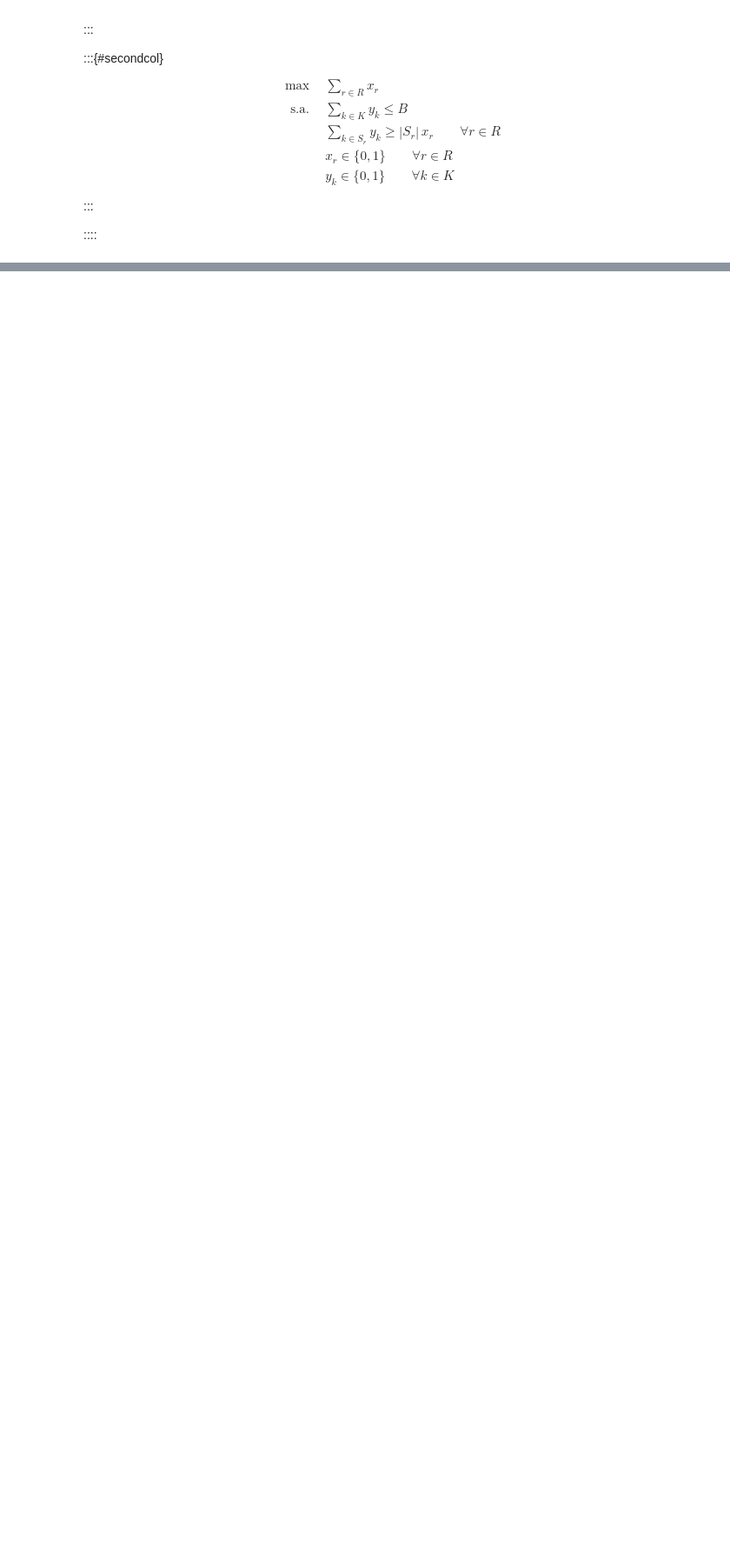
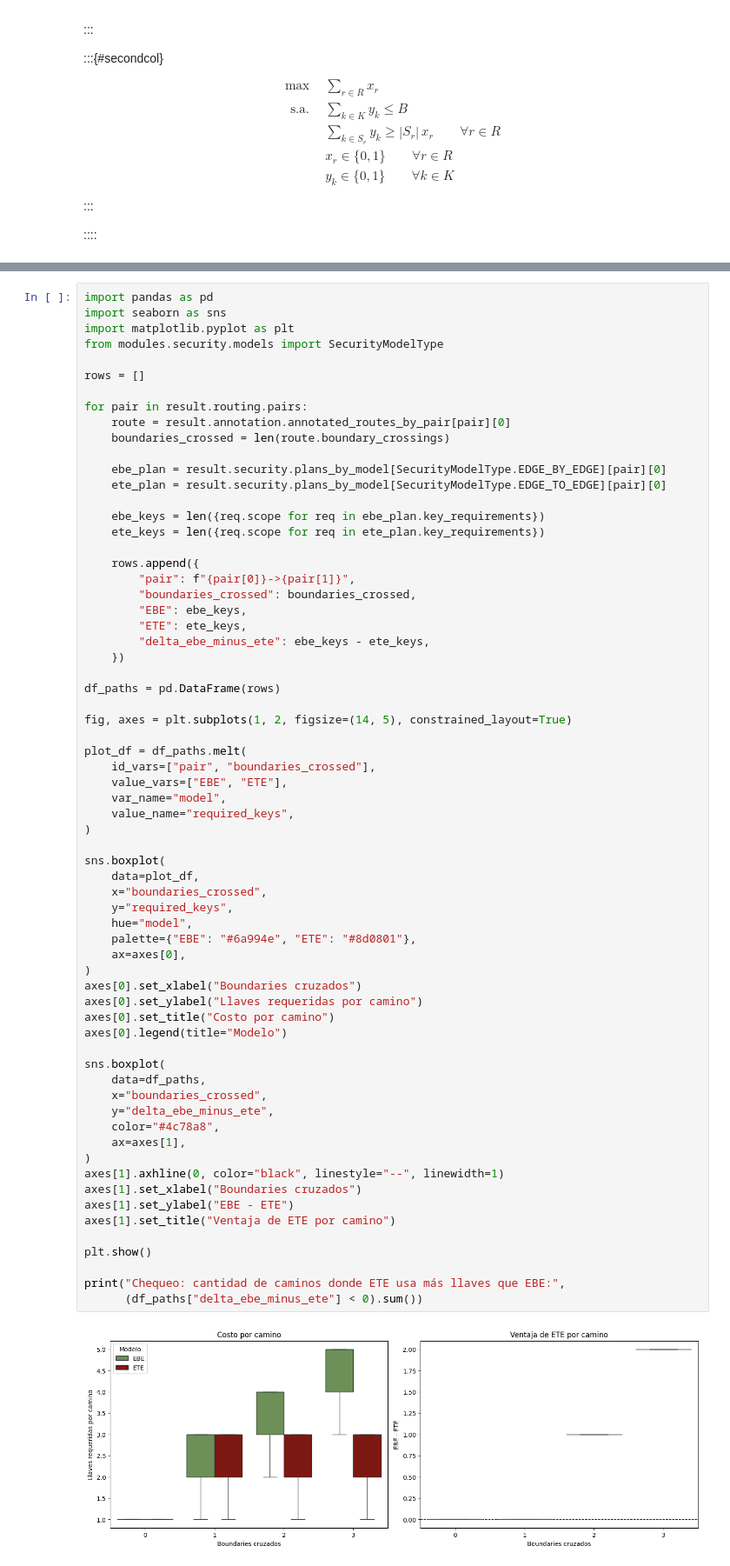
Before and after one commit to ramirofd/dtn-bpsec-pipeline, a Jupyter notebook: scenarios/examples/four_planes_polar/resultados.ipynb, the cells around one changed output, grey strips where cells are left out. Shown at 87% size. Drawn from its saved outputs; the diff is of its cells as text; blank space fills up the shorter version.

```diff
--- a/scenarios/examples/four_planes_polar/resultados.ipynb
+++ b/scenarios/examples/four_planes_polar/resultados.ipynb
@@ -103,0 +291,68 @@ plt.show()
+# %%
+import pandas as pd
+import seaborn as sns
+import matplotlib.pyplot as plt
+from modules.security.models import SecurityModelType
+
+rows = []
+
+for pair in result.routing.pairs:
+    route = result.annotation.annotated_routes_by_pair[pair][0]
+    boundaries_crossed = len(route.boundary_crossings)
+
+    ebe_plan = result.security.plans_by_model[SecurityModelType.EDGE_BY_EDGE][pair][0]
+    ete_plan = result.security.plans_by_model[SecurityModelType.EDGE_TO_EDGE][pair][0]
+
+    ebe_keys = len({req.scope for req in ebe_plan.key_requirements})
+    ete_keys = len({req.scope for req in ete_plan.key_requirements})
+
+    rows.append({
+        "pair": f"{pair[0]}->{pair[1]}",
+        "boundaries_crossed": boundaries_crossed,
+        "EBE": ebe_keys,
+        "ETE": ete_keys,
+        "delta_ebe_minus_ete": ebe_keys - ete_keys,
+    })
+
+df_paths = pd.DataFrame(rows)
+
+fig, axes = plt.subplots(1, 2, figsize=(14, 5), constrained_layout=True)
+
+plot_df = df_paths.melt(
+    id_vars=["pair", "boundaries_crossed"],
+    value_vars=["EBE", "ETE"],
+    var_name="model",
+    value_name="required_keys",
+)
+
+sns.boxplot(
+    data=plot_df,
+    x="boundaries_crossed",
+    y="required_keys",
+    hue="model",
+    palette={"EBE": "#6a994e", "ETE": "#8d0801"},
+    ax=axes[0],
+)
+axes[0].set_xlabel("Boundaries cruzados")
+axes[0].set_ylabel("Llaves requeridas por camino")
+axes[0].set_title("Costo por camino")
+axes[0].legend(title="Modelo")
+
+sns.boxplot(
+    data=df_paths,
+    x="boundaries_crossed",
+    y="delta_ebe_minus_ete",
+    color="#4c78a8",
+    ax=axes[1],
+)
+axes[1].axhline(0, color="black", linestyle="--", linewidth=1)
+axes[1].set_xlabel("Boundaries cruzados")
+axes[1].set_ylabel("EBE - ETE")
+axes[1].set_title("Ventaja de ETE por camino")
+
+plt.show()
+
+print("Chequeo: cantidad de caminos donde ETE usa más llaves que EBE:",
+      (df_paths["delta_ebe_minus_ete"] < 0).sum())
+# %% [output]
+[figure, added]
```
Also changed, not shown: parts of 15 cells of this notebook, 33 other files.
